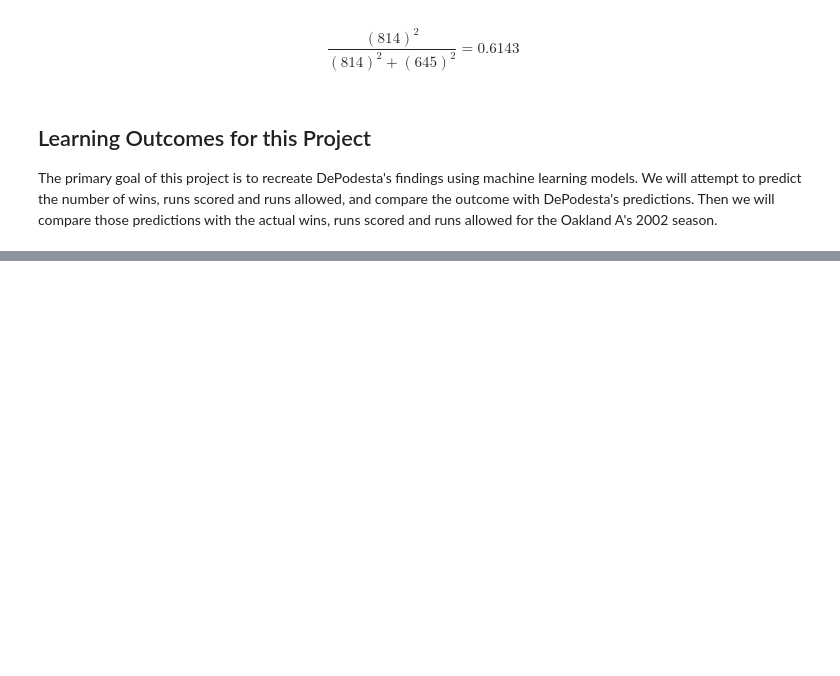
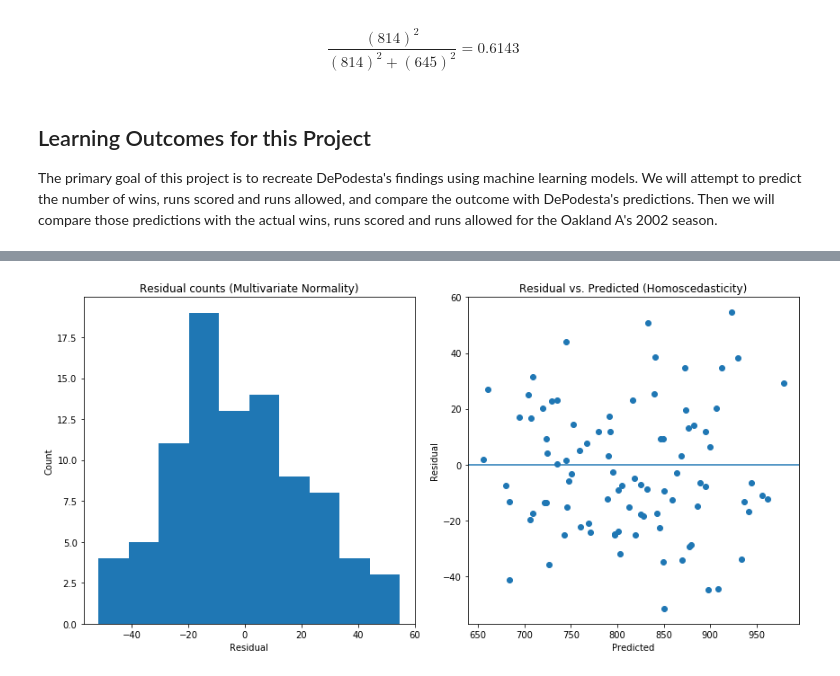
Before and after one commit to GlennSG/Moneyball, a Jupyter notebook: Moneyball Supervised Learning Analysis.ipynb, the cells around one changed output, grey strips where cells are left out. Drawn from its saved outputs; the diff is of its cells as text; code cells hidden in the pictures; blank space fills up the shorter version.

```diff
--- a/Moneyball Supervised Learning Analysis.ipynb
+++ b/Moneyball Supervised Learning Analysis.ipynb
@@ -112,0 +214,4 @@ The primary goal of this project is to recreate DePodesta's findings using machi
+# %%
+# create train and test set for RS
+from sklearn.model_selection import train_test_split
+X_train,X_test,y_train,y_test = train_test_split(X_RS,y_RS,test_size=0.2)
@@ -112,0 +225,24 @@ The primary goal of this project is to recreate DePodesta's findings using machi
+# %%
+# checking for multivariate normality & homoscedasticity
+actual = mb_data["RS"]
+predicted = regr_RS.predict(X_RS).ravel()
+residual = actual - predicted
+
+plt.rcParams['figure.figsize'] = (12,6)
+fig,ax = plt.subplots(nrows=1,ncols=2)
+
+ax[0].hist(residual)
+ax[0].set_title("Residual counts (Multivariate Normality)")
+ax[0].set_xlabel("Residual")
+ax[0].set_ylabel("Count")
+
+ax[1].scatter(predicted, residual)
+ax[1].set_xlabel('Predicted')
+ax[1].set_ylabel('Residual')
+ax[1].axhline(y=0)
+ax[1].set_title('Residual vs. Predicted (Homoscedasticity)')
+
+fig.tight_layout()
+plt.show()
+# %% [output]
+[figure, added]
```
Also changed, not shown: parts of 81 cells of this notebook.
